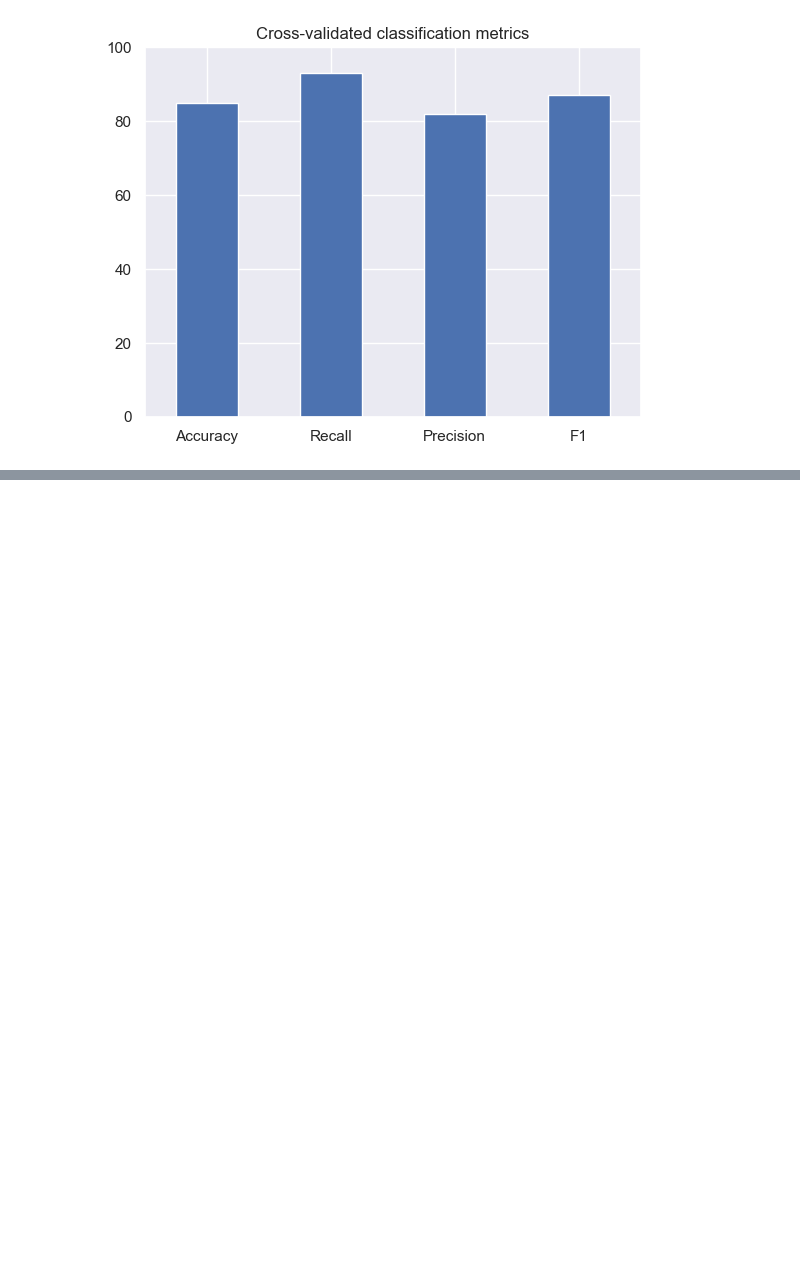
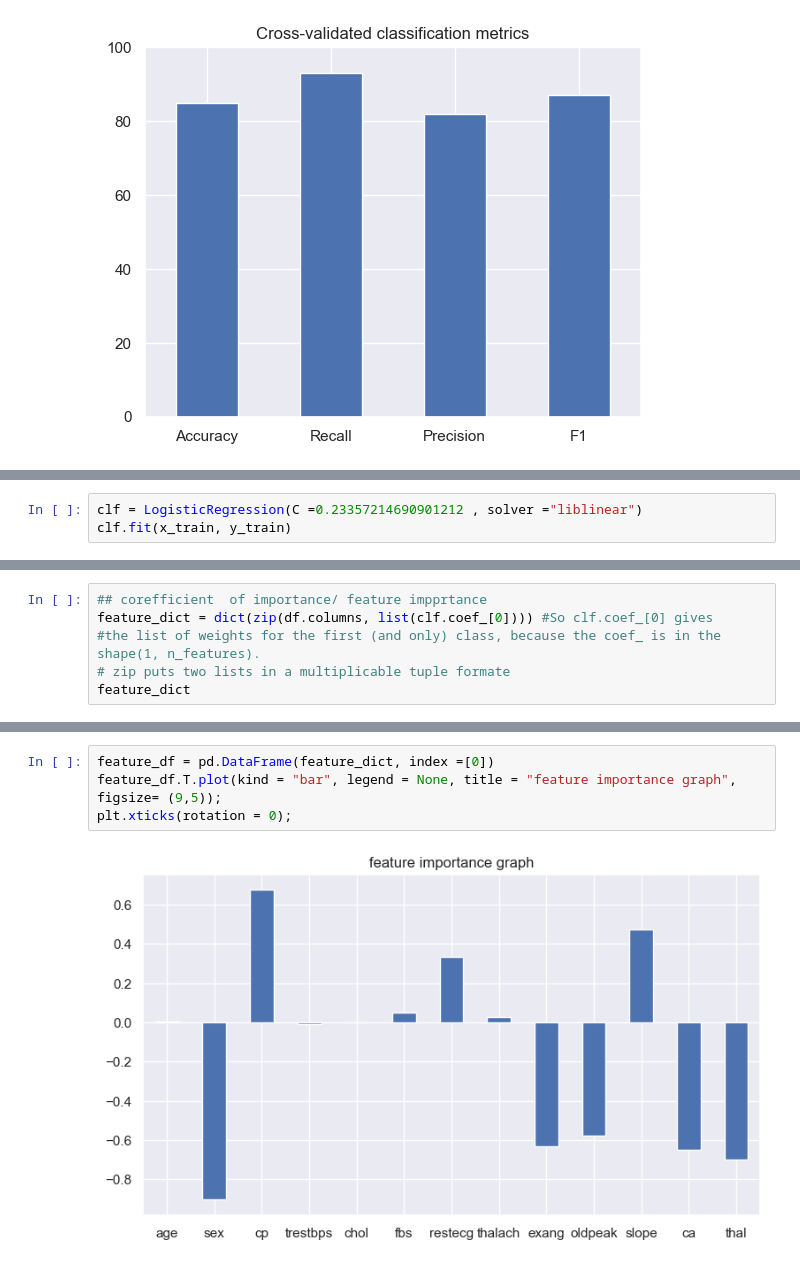
Before and after one commit to EZENWERE/ML-PROJECTS, a Jupyter notebook: Sklearn3.0.ipynb, the cells around one changed output, grey strips where cells are left out. Saved outputs shown, nothing was run; the diff lists cells and outputs as text; blank space fills up the shorter version.

```diff
--- a/Sklearn3.0.ipynb
+++ b/Sklearn3.0.ipynb
@@ -821,0 +833,3 @@ plt.ylim(0, 100);
+# %%
+clf = LogisticRegression(C =0.23357214690901212 , solver ="liblinear")
+clf.fit(x_train, y_train)
@@ -821,0 +848,6 @@ plt.ylim(0, 100);
+# %%
+## corefficient  of importance/ feature impprtance
+feature_dict = dict(zip(df.columns, list(clf.coef_[0]))) #So clf.coef_[0] gives
+#the list of weights for the first (and only) class, because the coef_ is in the shape(1, n_features).
+# zip puts two lists in a multiplicable tuple formate
+feature_dict
@@ -821,0 +884,6 @@ plt.ylim(0, 100);
+# %%
+feature_df = pd.DataFrame(feature_dict, index =[0])
+feature_df.T.plot(kind = "bar", legend = None, title = "feature importance graph", figsize= (9,5));
+plt.xticks(rotation = 0);
+# %% [output]
+[figure, added]
```
Also changed, not shown: parts of 17 cells of this notebook.
